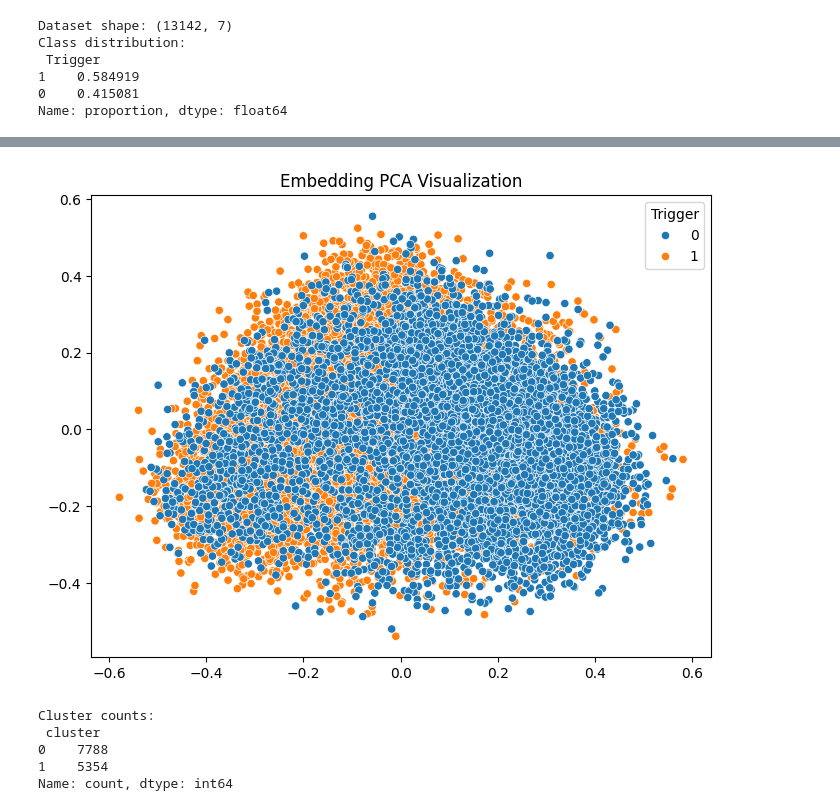
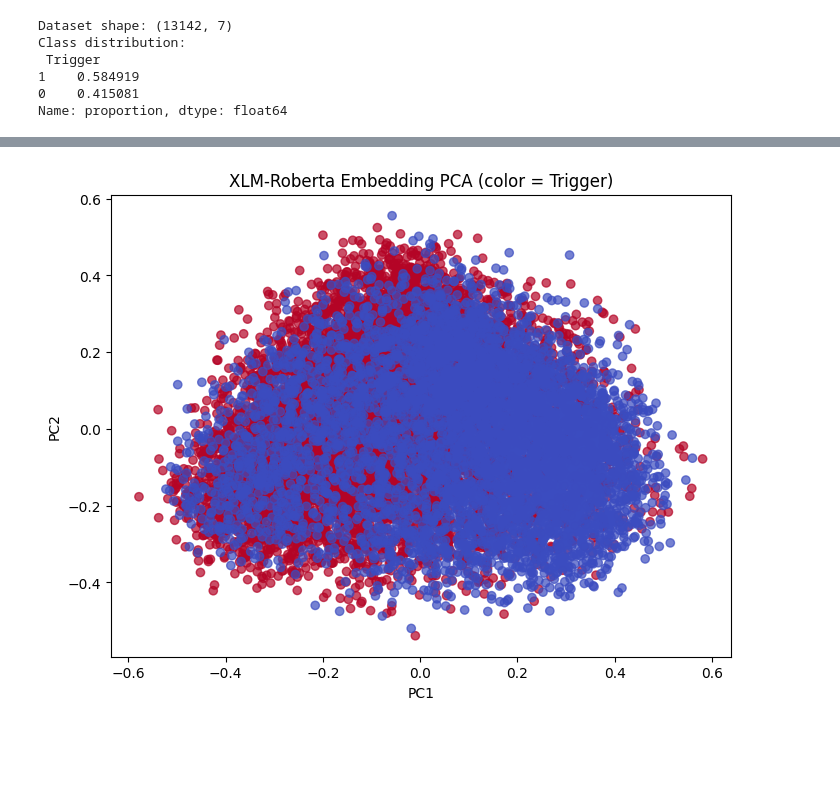
Before and after one commit to Alice-Dragnea/nlp4health-group5, a Jupyter notebook: Evaluation/memo_data_analysis.ipynb, the cells around one changed output, grey strips where cells are left out. Drawn from its saved outputs; the diff is of its cells as text; code cells hidden in the pictures; blank space fills up the shorter version.

```diff
--- a/Evaluation/memo_data_analysis.ipynb
+++ b/Evaluation/memo_data_analysis.ipynb
@@ -157,47 +160,0 @@ Top POS Non-Trigger: [('NN', 31819), ('IN', 19862), ('DT', 18908), ('PRP', 17109
-# %%
-#embedding and pca clustering
-# Use multilingual embedding if Arabic is involved
-if LANGUAGE == 'arabic':
-    emb_model_name = "sentence-transformers/paraphrase-multilingual-MiniLM-L12-v2"
-else:
-    emb_model_name = "sentence-transformers/all-MiniLM-L6-v2"
-
-from sentence_transformers import SentenceTransformer
-embed_model = SentenceTransformer(emb_model_name)
-
-texts_sample = df['text'].tolist()
-embeddings = embed_model.encode(texts_sample, show_progress_bar=True)
-
-# Reduce dimension for visualization
-pca = PCA(n_components=2)
-emb_2d = pca.fit_transform(embeddings)
-
-plt.figure(figsize=(8,6))
-sns.scatterplot(x=emb_2d[:,0], y=emb_2d[:,1], hue=df['Trigger'])
-plt.title('Embedding PCA Visualization')
-plt.show()
-
-# Clustering
-kmeans = KMeans(n_clusters=2, random_state=42)
-labels = kmeans.fit_predict(embeddings)
-df['cluster'] = labels
-print("Cluster counts:\n", df['cluster'].value_counts())
-# %% [output]
-[figure, removed]
-Cluster counts:
- cluster
-0    7788
-1    5354
-Name: count, dtype: int64
-# %%
-#cross lingual analysis
-if LANGUAGE=='both':
-    # Compare English vs Arabic similarity
-    english_embeddings = embed_model.encode(df['Question_eng'].tolist())
-    arabic_embeddings = embed_model.encode(df['Question'].tolist())
-    cos_sim = np.sum(english_embeddings * arabic_embeddings, axis=1) / (
-        np.linalg.norm(english_embeddings, axis=1) * np.linalg.norm(arabic_embeddings, axis=1)
-    )
-    df['cross_lingual_cosine'] = cos_sim
-    print("Cross-lingual cosine similarity stats:")
-    print(df['cross_lingual_cosine'].describe())
@@ -203,0 +185,16 @@ if LANGUAGE=='both':
+# %%
+from sklearn.decomposition import PCA
+import matplotlib.pyplot as plt
+
+pca = PCA(n_components=2)
+emb_2d = pca.fit_transform(embeddings)
+
+plt.figure(figsize=(8,6))
+plt.scatter(emb_2d[:,0], emb_2d[:,1],
+            c=df["Trigger"], cmap="coolwarm", alpha=0.7)
+plt.title("XLM-Roberta Embedding PCA (color = Trigger)")
+plt.xlabel("PC1")
+plt.ylabel("PC2")
+plt.show()
+# %% [output]
+[figure, added]
```
Also changed, not shown: parts of 8 cells of this notebook.
